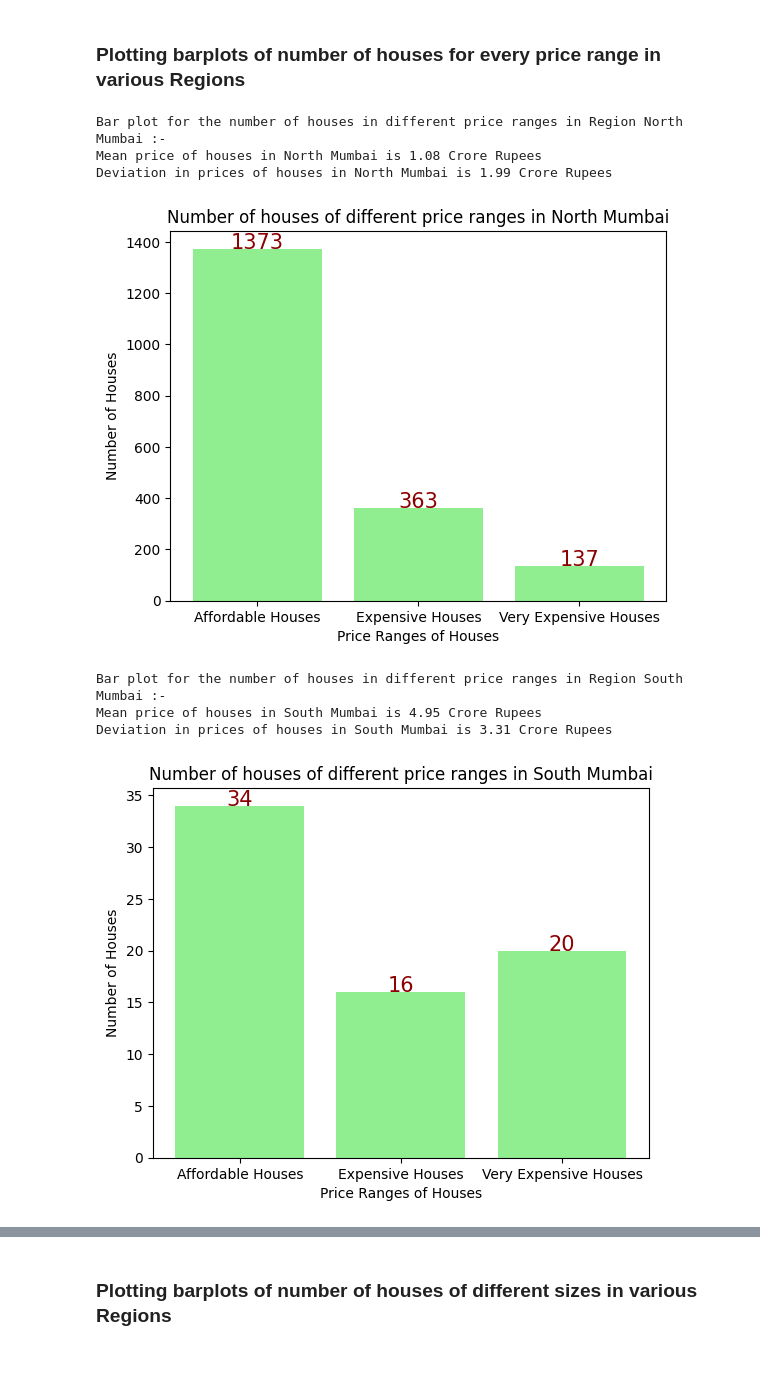
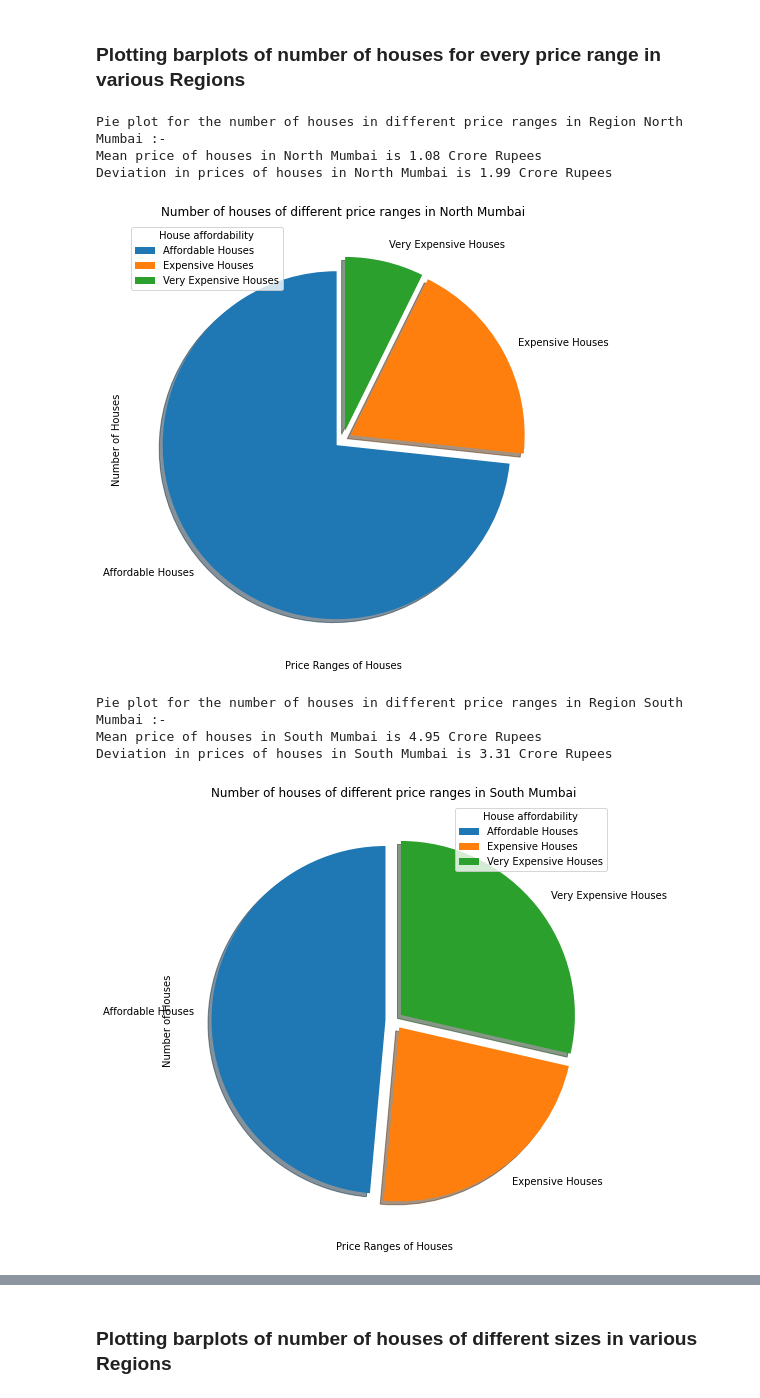
Before and after one commit to Ojas1905/DS203-PROJECT, a Jupyter notebook: DS203_PROJECT.ipynb, the cells around one changed output, grey strips where cells are left out. Drawn from its saved outputs; the diff is of its cells as text; code cells hidden in the pictures; blank space fills up the shorter version.

```diff
--- a/DS203_PROJECT.ipynb
+++ b/DS203_PROJECT.ipynb
@@ -21,8 +21,8 @@ import sklearn
 # %% [markdown]
 ## Reading csv file into a DataFrame
 # %%
-url = r"C:\Users\omkar\Downloads\house-price-mumbai.csv"
-#url="https://raw.githubusercontent.com/omkarnitsureiitb/DS203-PROJECT/main/house-price-mumbai.csv?token=GHSAT0AAAAAABZOJ4ZEZQQO55GQRCGRVMFOY2TU3KA"
+#url = r"C:\Users\omkar\Downloads\house-price-mumbai.csv"
+url="https://raw.githubusercontent.com/omkarnitsureiitb/DS203-PROJECT/main/house-price-mumbai.csv?token=GHSAT0AAAAAABZOJ4ZFOBENA5O6HHQYLQRUY3TQLNA"
 df = pd.read_csv(url)
 
 display(df)
@@ -418,40 +420,43 @@ for index1 in range(0, len(Regions)):
 
     for index2 in range(0, len(price)):
         if (price[index2] > (mean_price - std_price)) and (price[index2] <= mean_price):
             affordable_houses += 1
         elif (price[index2] > mean_price) and (price[index2] <= (mean_price + std_price)):
             expensive_houses += 1
         else:
             very_expensive_houses += 1
 
     price_categories = ['Affordable Houses', 'Expensive Houses', 'Very Expensive Houses']
 
     frequency = [affordable_houses, expensive_houses, very_expensive_houses]
 
-    print('Bar plot for the number of houses in different price ranges in Region ' + Regions[index1] + ' :-')
+    print('Pie plot for the number of houses in different price ranges in Region ' + Regions[index1] + ' :-')
 
     print('Mean price of houses in ' + Regions[index1] + ' is ' + str(round(mean_price, 2)) + ' Crore Rupees')
 
     print('Deviation in prices of houses in ' + Regions[index1] + ' is ' + str(round(std_price, 2)) + ' Crore Rupees')
+    plt.figure(figsize=(9,8))
+    myexplode = [0.05,0.05,0.05]
 
-    plt.bar(price_categories, frequency, color='lightgreen')
+    plt.pie(frequency,labels=price_categories,explode=myexplode,shadow=True, startangle=90)
 
     plt.xlabel('Price Ranges of Houses')
 
     plt.ylabel('Number of Houses')
 
     plt.title('Number of houses of different price ranges in ' + Regions[index1])
+    plt.legend(title="House affordability")
 
-    for index2 in range(len(price_categories)):
-        plt.text(index2, frequency[index2], frequency[index2], ha='center', color='darkred',size=15)
+    #for index2 in range(len(price_categories)):
+        #plt.text(index2, frequency[index2], frequency[index2], ha='center', color='darkred',size=15)
 
     plt.show()
 # %% [output]
-Bar plot for the number of houses in different price ranges in Region North Mumbai :-
+Pie plot for the number of houses in different price ranges in Region North Mumbai :-
 Mean price of houses in North Mumbai is 1.08 Crore Rupees
 Deviation in prices of houses in North Mumbai is 1.99 Crore Rupees
-[figure, old version]
+[figure, new version]
-Bar plot for the number of houses in different price ranges in Region South Mumbai :-
+Pie plot for the number of houses in different price ranges in Region South Mumbai :-
 Mean price of houses in South Mumbai is 4.95 Crore Rupees
 Deviation in prices of houses in South Mumbai is 3.31 Crore Rupees
-[figure, old version]
+[figure, new version]
```
Also changed, not shown: parts of 6 cells of this notebook.
